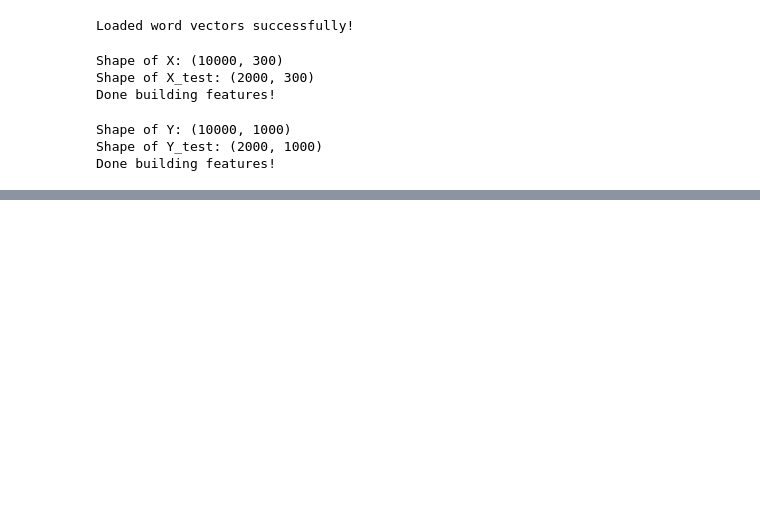
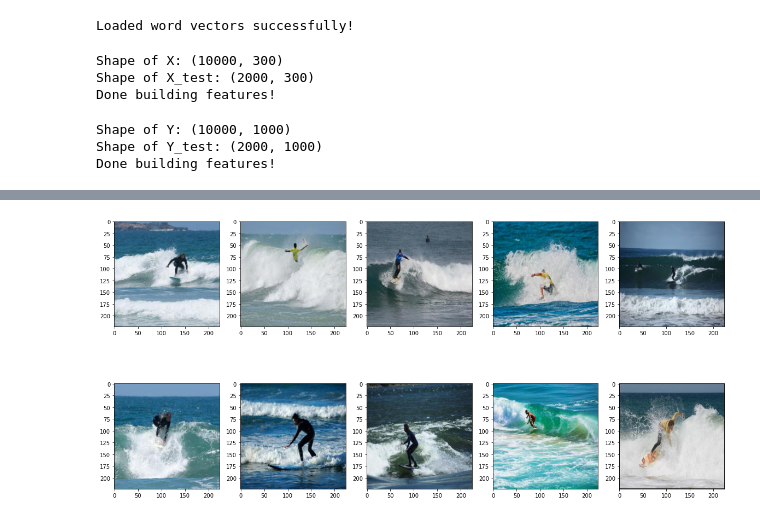
Before and after one commit to hoangdang62/AML_Final, a Jupyter notebook: Image Search Engine.ipynb, the cells around one changed output, grey strips where cells are left out. Saved outputs shown, nothing was run; the diff lists cells and outputs as text; code cells hidden in the pictures; blank space fills up the shorter version.

```diff
--- a/Image Search Engine.ipynb
+++ b/Image Search Engine.ipynb
@@ -208,14 +189,0 @@ for sentence in X_test:
-# %%
-from sklearn.linear_model import Ridge
-from sklearn.model_selection import GridSearchCV
-
-# Train OLS model with regression
-parameters = {"alpha": np.arange(10,210,10)}
-regr = GridSearchCV(Ridge(), parameters, cv=10)
-regr.fit(Y,X)
-# Note: you might want to do this the AML way
-reg_best = regr.best_estimator_
-
-print("Trained linear regression model!")
-print("Summary of best model:")
-print(reg_best)
@@ -272,8 +189,0 @@ df_submit.to_csv("my_submission.csv", index=False)
-# %%
-rand_index = np.random.randint(0, 2000, 3)
-for i in rand_index:
-    print(test_desc[i])
-    top_images = df_submit.iloc[i]['Top_20_Image_IDs'].split()[:3]
-    for image in top_images:
-        imageID = int(image.split('.jpg')[0])
-        show_image(imageID, train_set=False)
@@ -292,0 +190,22 @@ A photo of a dining venue outside complete with tables, chairs and umbrellas  Ta
+# %%
+from scipy.spatial import distance
+from sklearn.metrics.pairwise import cosine_similarity
+
+combined_pics = np.concatenate((Y, Y_test), axis=0)
+predicted_sentences = image2sentence.predict(combined_pics)
+# %%
+def getTopImages(sentence):
+    sentence_vector = doc_to_vec(sentence.lower(), word2vec)
+    pw_cosine = cosine_similarity(sentence_vector.reshape(1,-1), predicted_sentences).flatten()
+    top10 = np.argsort(pw_cosine)[::-1][:10]
+    fig, axs = plt.subplots(nrows=2, ncols=5, figsize=(20,10))
+    for i, ax in enumerate(axs.flatten()):
+        plt.sca(ax)
+        if top10[i] >= 10000:
+            show_image(top10[i]-10000, train_set=False)
+        else:
+            show_image(top10[i], train_set=True)
+# %%
+getTopImages('surfing')
+# %% [output]
+[figure, added]
```
Also changed, not shown: parts of 9 cells of this notebook.
